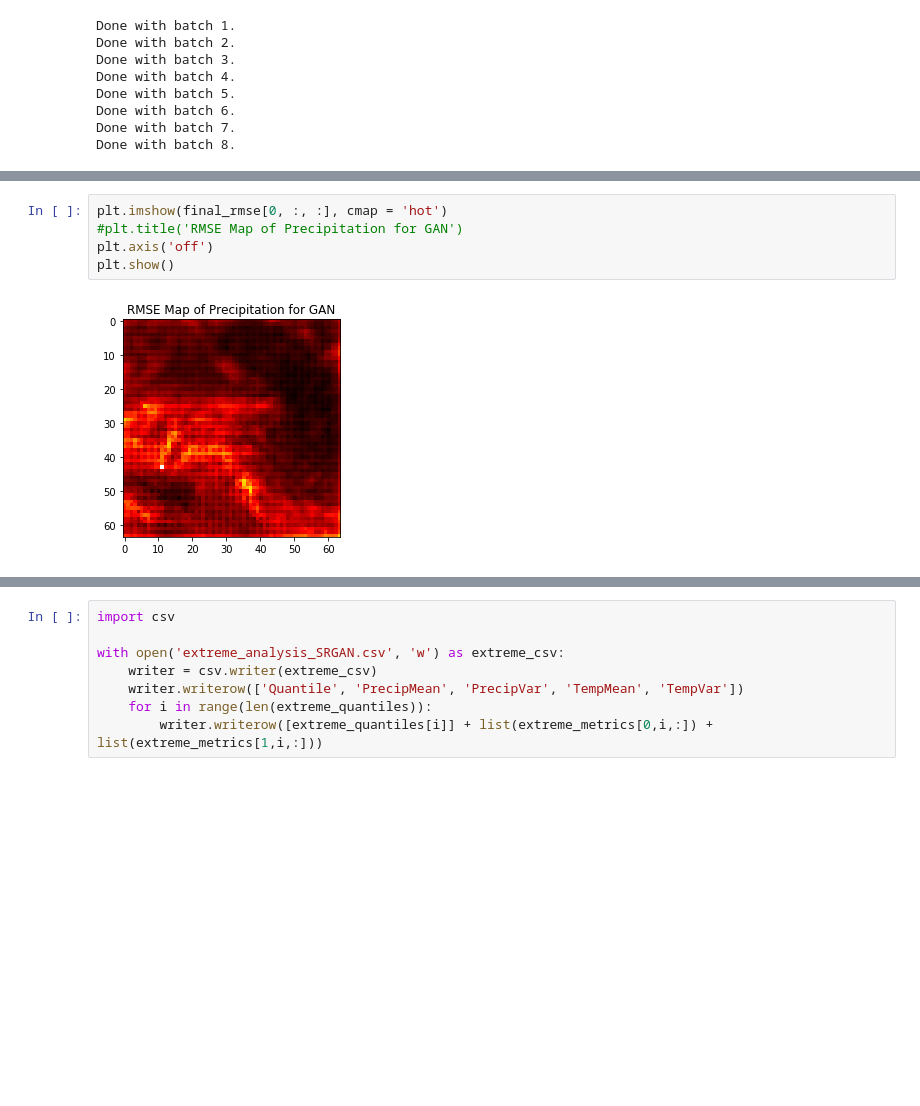
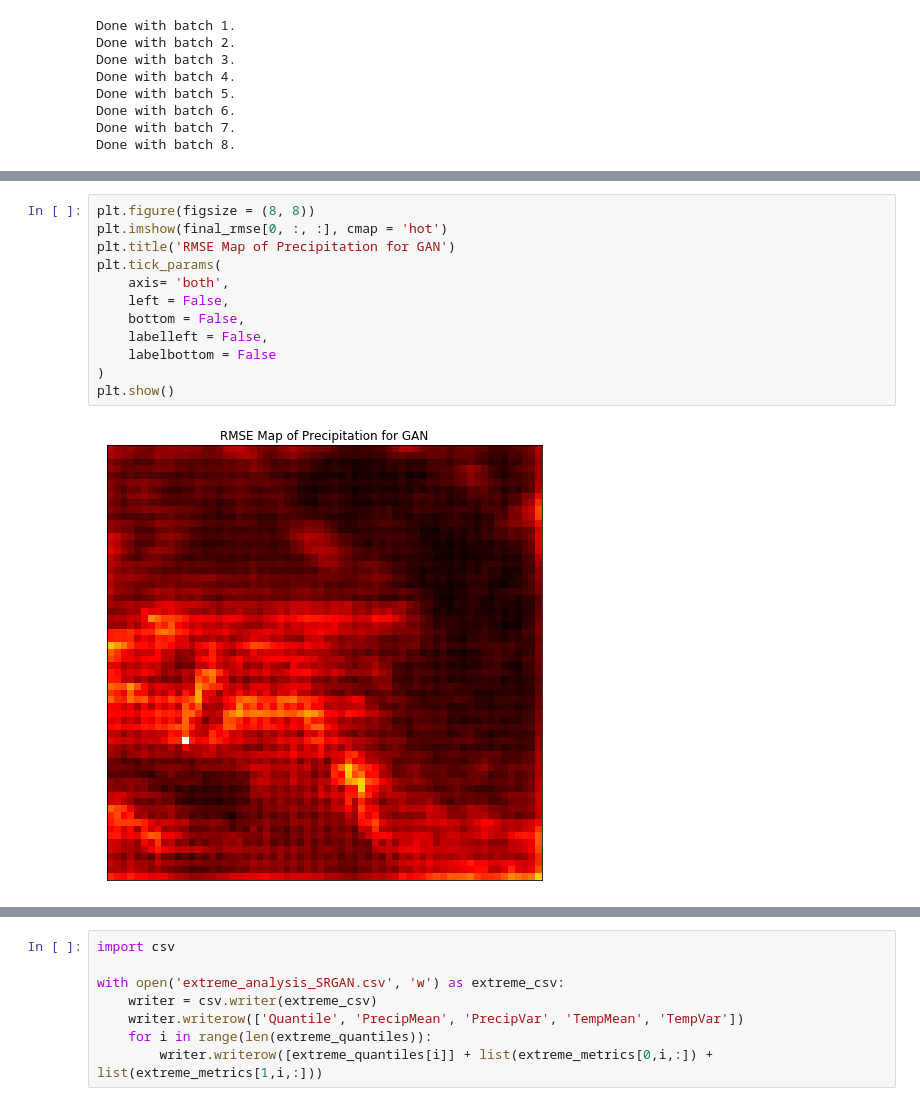
Before and after one commit to mantariksh/231n_downscaling, a Jupyter notebook: performance_metrics_srgan.ipynb, the cells around one changed output, grey strips where cells are left out. Cells and saved outputs as stored; diff of their text form; blank space fills up the shorter version.

```diff
--- a/performance_metrics_srgan.ipynb
+++ b/performance_metrics_srgan.ipynb
@@ -180,8 +181,15 @@ plt.show()
 # %%
+plt.figure(figsize = (8, 8))
 plt.imshow(final_rmse[0, :, :], cmap = 'hot')
-#plt.title('RMSE Map of Precipitation for GAN')
-plt.axis('off')
+plt.title('RMSE Map of Precipitation for GAN')
+plt.tick_params(
+    axis= 'both',
+    left = False,
+    bottom = False,
+    labelleft = False,
+    labelbottom = False
+)
 plt.show()
 # %% [output]
-[figure, old version]
+[figure, new version]
 # %%
```
Also changed, not shown: parts of 2 cells of this notebook.
